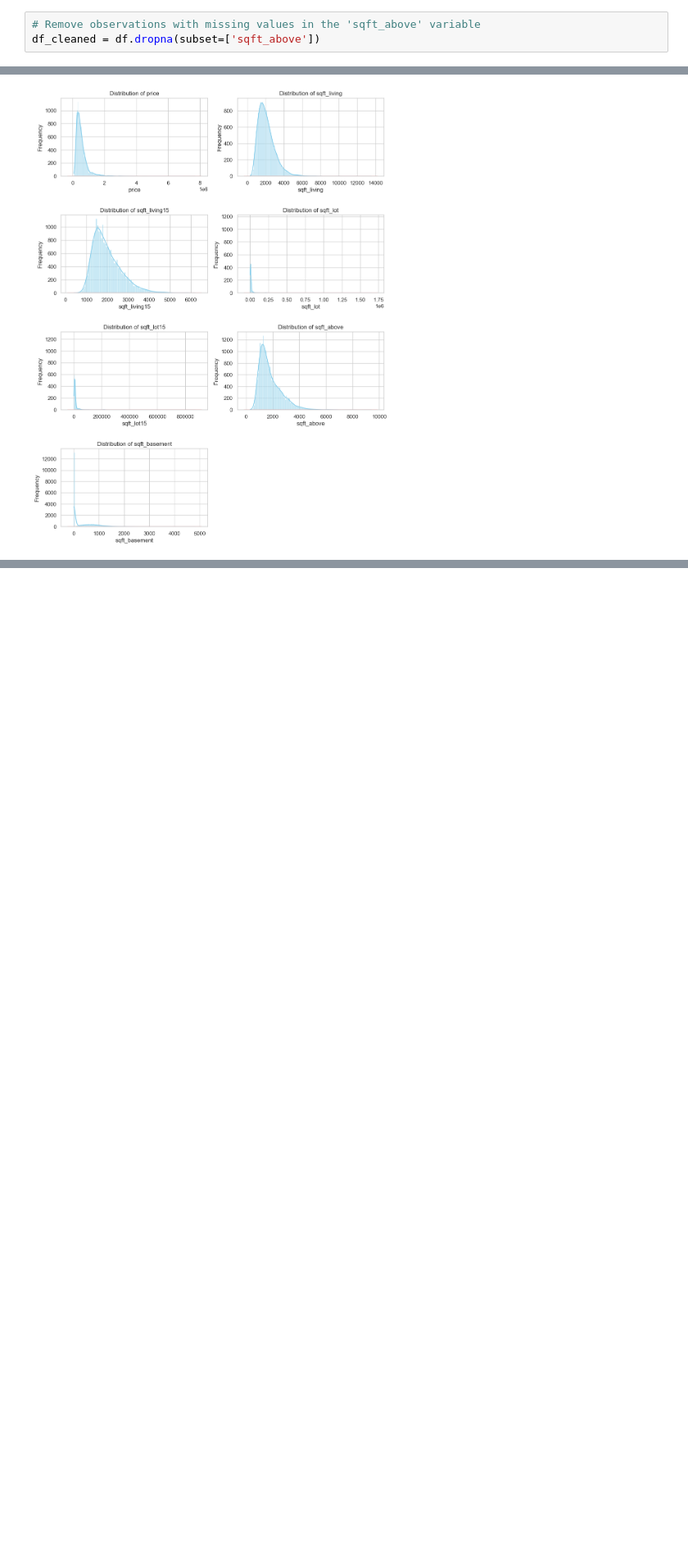
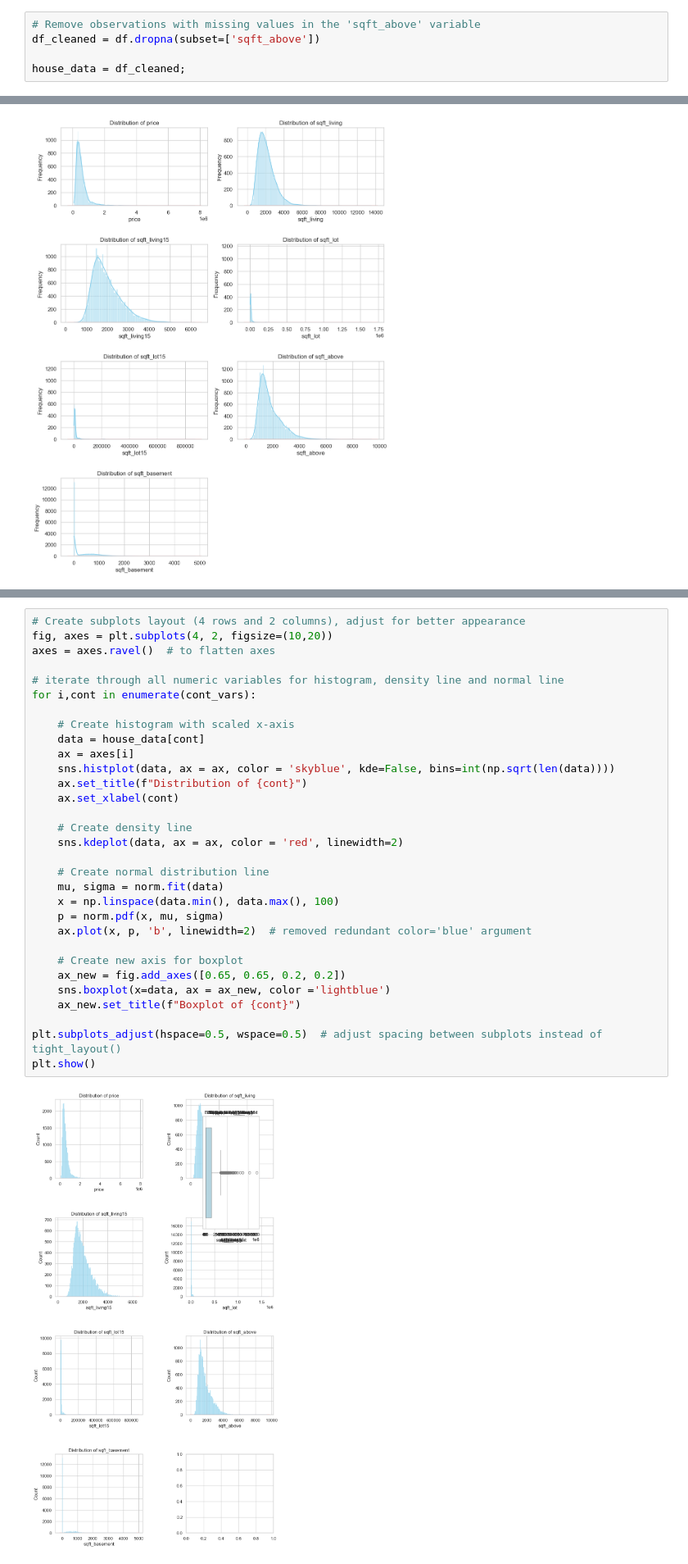
Before and after one commit to gizemguleli/RR_Project-Housing-Price-Dynamics-in-King-Cunty-WA, a Jupyter notebook: V1.ipynb, the cells around one changed output, grey strips where cells are left out. Shown at 82% size. Saved outputs shown, nothing was run; the diff lists cells and outputs as text; blank space fills up the shorter version.

```diff
--- a/V1.ipynb
+++ b/V1.ipynb
@@ -141,6 +141,8 @@ dtype: int64
 # %%
 # Remove observations with missing values in the 'sqft_above' variable
 df_cleaned = df.dropna(subset=['sqft_above'])
+
+house_data = df_cleaned;
 # %% [markdown]
 ### Data Exploration
 
@@ -197,0 +242,33 @@ plt.show()
+# %%
+# Create subplots layout (4 rows and 2 columns), adjust for better appearance
+fig, axes = plt.subplots(4, 2, figsize=(10,20))
+axes = axes.ravel()  # to flatten axes
+
+# iterate through all numeric variables for histogram, density line and normal line
+for i,cont in enumerate(cont_vars):
+
+    # Create histogram with scaled x-axis
+    data = house_data[cont]
+    ax = axes[i]
+    sns.histplot(data, ax = ax, color = 'skyblue', kde=False, bins=int(np.sqrt(len(data))))
+    ax.set_title(f"Distribution of {cont}")
+    ax.set_xlabel(cont)
+
+    # Create density line
+    sns.kdeplot(data, ax = ax, color = 'red', linewidth=2)
+
+    # Create normal distribution line
+    mu, sigma = norm.fit(data)
+    x = np.linspace(data.min(), data.max(), 100)
+    p = norm.pdf(x, mu, sigma)
+    ax.plot(x, p, 'b', linewidth=2)  # removed redundant color='blue' argument
+
+    # Create new axis for boxplot
+    ax_new = fig.add_axes([0.65, 0.65, 0.2, 0.2])
+    sns.boxplot(x=data, ax = ax_new, color ='lightblue')
+    ax_new.set_title(f"Boxplot of {cont}")
+
+plt.subplots_adjust(hspace=0.5, wspace=0.5)  # adjust spacing between subplots instead of tight_layout()
+plt.show()
+# %% [output]
+[figure, added]
```
Also changed, not shown: parts of 12 cells of this notebook, 1 other file.
